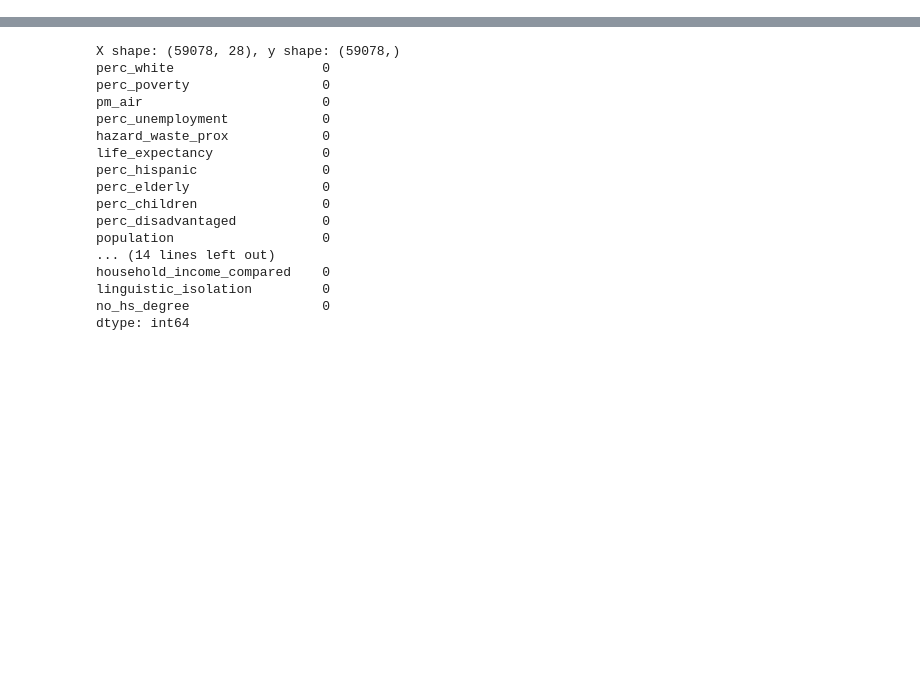
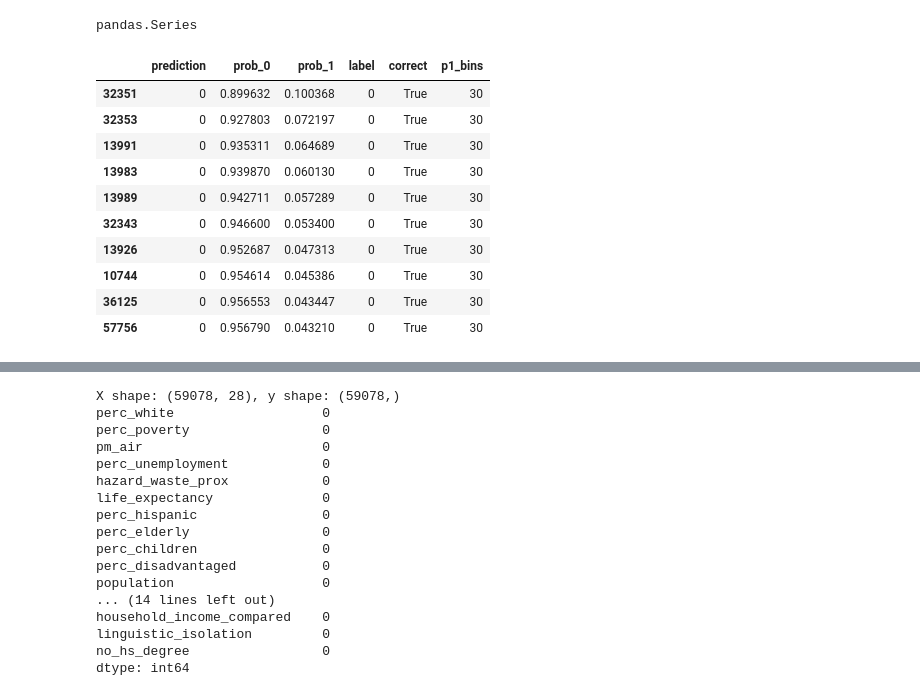
Before and after one commit to charlotte-i-meyer/Data-Centers-Capstone, a Jupyter notebook: Statsmodels Logistic Regression.ipynb, the cells around one changed output, grey strips where cells are left out. Saved outputs shown, nothing was run; the diff lists cells and outputs as text; code cells hidden in the pictures; blank space fills up the shorter version.

```diff
--- a/Statsmodels Logistic Regression.ipynb
+++ b/Statsmodels Logistic Regression.ipynb
@@ -200,0 +220,42 @@ Logit Regression Results
+# %%
+#looking at how good the model is
+#the following chunks of code were originally in my scikitlearn logistic regression ipynb.
+#Because that is slightly different (splits into X and y, which this code does not), I asked Claude to adapt it for this model.
+
+# calculating probability that each tract contains a data center
+y_pred_proba = my_fixed_effects_model.predict(test_df)
+
+# array of whether or not the model predicted that each tract would contain a data center
+y_pred = (y_pred_proba > 0.5).astype(int)
+
+# checking the data type of y_test
+# a pandas series is a one-dimensional array with axis labels.
+y_test = test_df['has_datacenter']
+type(y_test)
+# %% [output]
+pandas.Series
+# %%
+# results dataframe
+# prob_0 is probability not a data center
+# prob_1 is probability a data center
+# also creating bins (below)
+df_results = pd.DataFrame()
+df_results['prediction'] = y_pred
+df_results['prob_0'] = 1 - y_pred_proba
+df_results['prob_1'] = y_pred_proba
+df_results['label'] = y_test.to_list()
+df_results['correct'] = df_results['prediction'] == df_results['label']
+df_results['p1_bins'] = pd.qcut(df_results['prob_1'], q=30, labels=range(1, 31))
+df_results.sort_values(by='prob_1', ascending=False).head(10)
+# %% [output]
+|  | prediction | prob_0 | prob_1 | label | correct | p1_bins |
+| 32351 | 0 | 0.899632 | 0.100368 | 0 | True | 30 |
+| 32353 | 0 | 0.927803 | 0.072197 | 0 | True | 30 |
+| 13991 | 0 | 0.935311 | 0.064689 | 0 | True | 30 |
+| 13983 | 0 | 0.939870 | 0.060130 | 0 | True | 30 |
+| 13989 | 0 | 0.942711 | 0.057289 | 0 | True | 30 |
+| 32343 | 0 | 0.946600 | 0.053400 | 0 | True | 30 |
+| 13926 | 0 | 0.952687 | 0.047313 | 0 | True | 30 |
+| 10744 | 0 | 0.954614 | 0.045386 | 0 | True | 30 |
+| 36125 | 0 | 0.956553 | 0.043447 | 0 | True | 30 |
+| 57756 | 0 | 0.956790 | 0.043210 | 0 | True | 30 |
```
Also changed, not shown: parts of 20 cells of this notebook.
